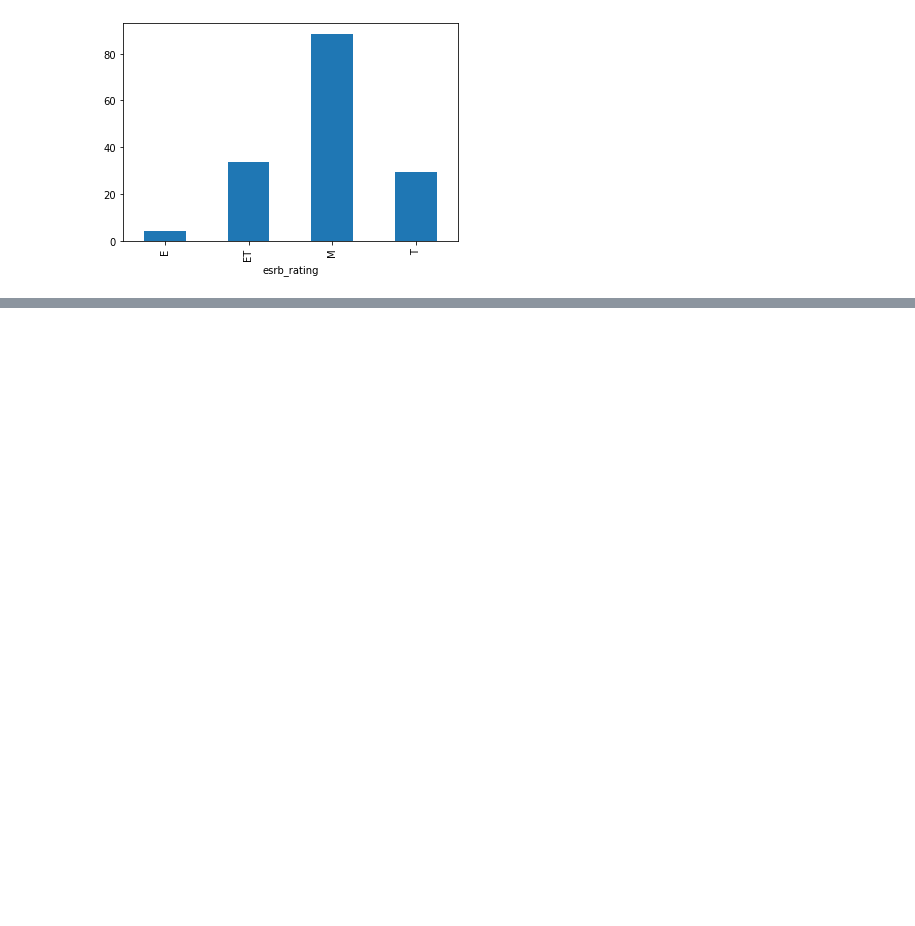
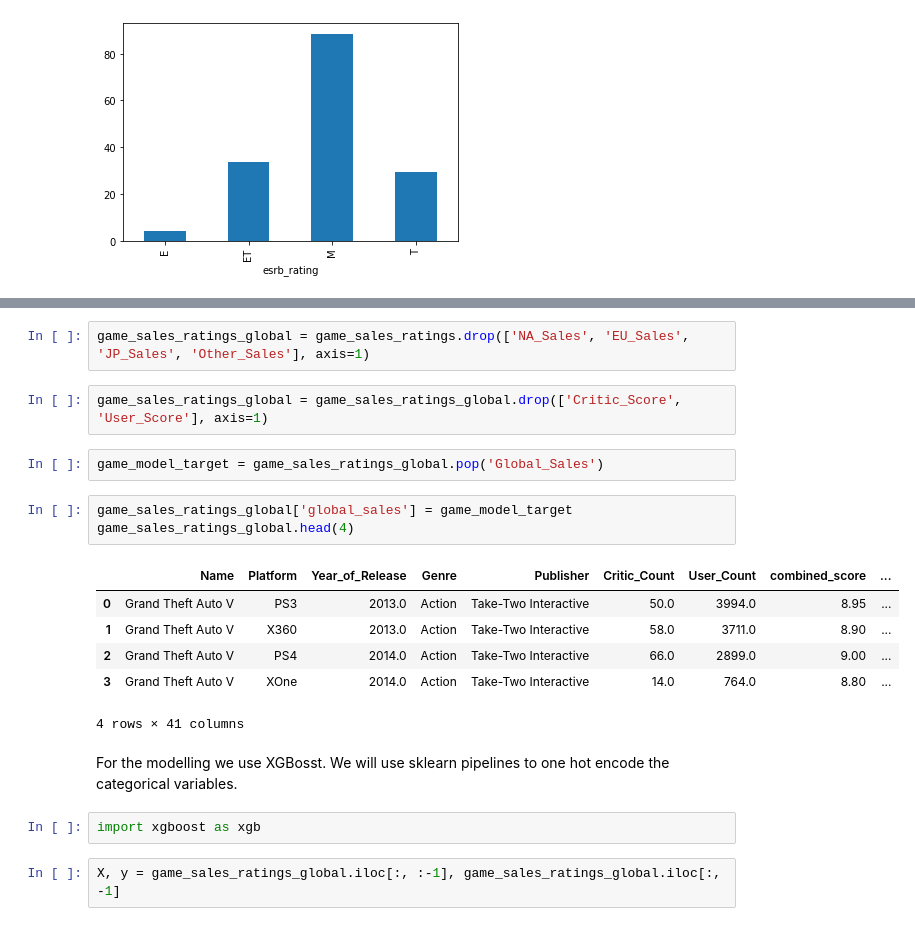
Before and after one commit to ayeshnayana/EDA_Video_game_sales-ratings, a Jupyter notebook: EDA on video game sales and ratings.ipynb, the cells around one changed output, grey strips where cells are left out. Cells and saved outputs as stored; diff of their text form; blank space fills up the shorter version.

```diff
--- a/EDA on video game sales and ratings.ipynb
+++ b/EDA on video game sales and ratings.ipynb
@@ -704,0 +711,22 @@ game_sales_ratings.groupby('esrb_rating')['Global_Sales'].sum().plot(kind='bar')
+# %%
+game_sales_ratings_global = game_sales_ratings.drop(['NA_Sales', 'EU_Sales', 'JP_Sales', 'Other_Sales'], axis=1)
+# %%
+game_sales_ratings_global = game_sales_ratings_global.drop(['Critic_Score', 'User_Score'], axis=1)
+# %%
+game_model_target = game_sales_ratings_global.pop('Global_Sales')
+# %%
+game_sales_ratings_global['global_sales'] = game_model_target
+game_sales_ratings_global.head(4)
+# %% [output]
+|  | Name | Platform | Year_of_Release | Genre | Publisher | Critic_Count | User_Count | combined_score | ... |
+| 0 | Grand Theft Auto V | PS3 | 2013.0 | Action | Take-Two Interactive | 50.0 | 3994.0 | 8.95 | ... |
+| 1 | Grand Theft Auto V | X360 | 2013.0 | Action | Take-Two Interactive | 58.0 | 3711.0 | 8.90 | ... |
+| 2 | Grand Theft Auto V | PS4 | 2014.0 | Action | Take-Two Interactive | 66.0 | 2899.0 | 9.00 | ... |
+| 3 | Grand Theft Auto V | XOne | 2014.0 | Action | Take-Two Interactive | 14.0 | 764.0 | 8.80 | ... |
+4 rows × 41 columns
+# %% [markdown]
+For the modelling we use XGBosst. We will use sklearn pipelines to one hot encode the categorical variables.
+# %%
+import xgboost as xgb
+# %%
+X, y = game_sales_ratings_global.iloc[:, :-1], game_sales_ratings_global.iloc[:, -1]
```
Also changed, not shown: parts of 5 cells of this notebook.
